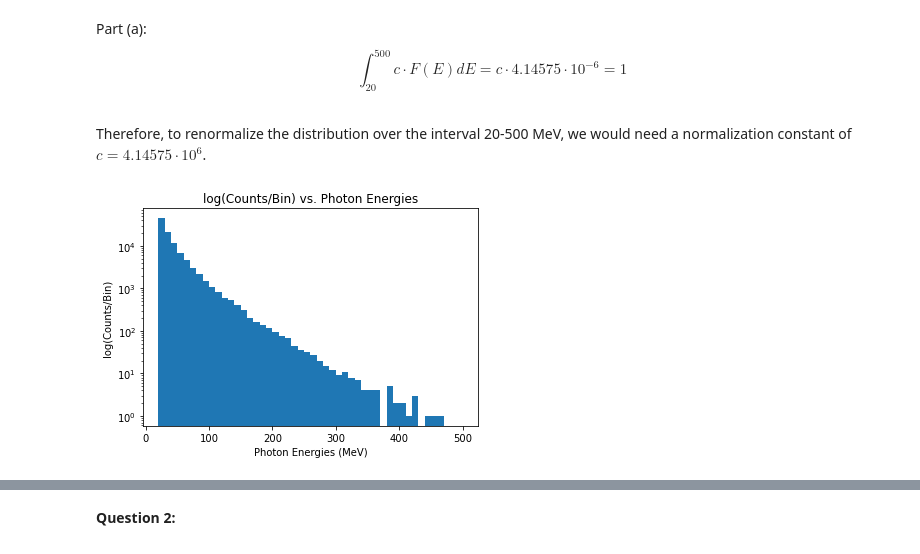
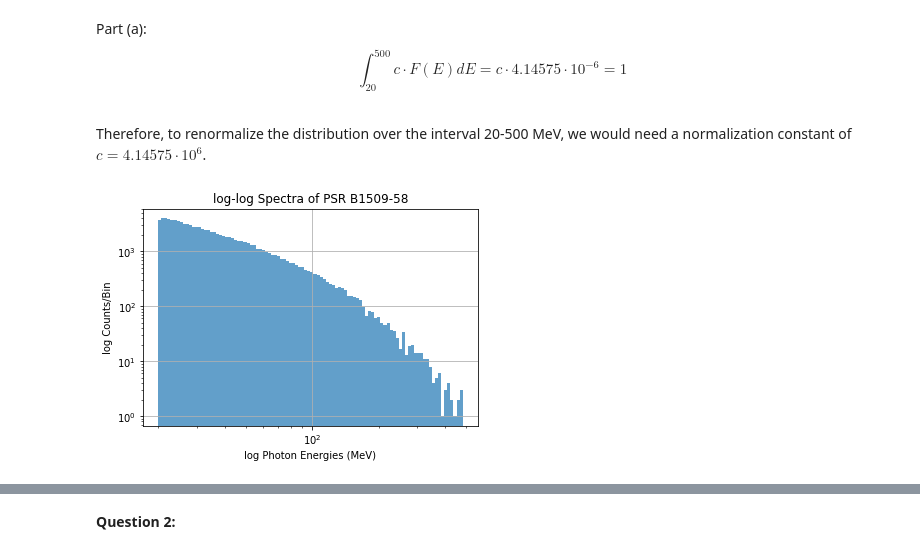
Before and after one commit to JSheare/Computational-Physics, a Jupyter notebook: Exercise Set 4.ipynb, the cells around one changed output, grey strips where cells are left out. Cells and saved outputs as stored; diff of their text form; code cells hidden in the pictures.

```diff
--- a/Exercise Set 4.ipynb
+++ b/Exercise Set 4.ipynb
@@ -31,13 +31,16 @@ def make_photons(num_photons):
     return energies
 # %%
 energies = make_photons(100000)
-bin_stepsize = 10
-energy_bins = np.arange(20, 500 + bin_stepsize, bin_stepsize)
-plt.hist(energies, bins=energy_bins, log=True)
-plt.title('log(Counts/Bin) vs. Photon Energies')
-plt.xlabel('Photon Energies (MeV)')
-plt.ylabel('log(Counts/Bin)')
+_, bins0 = np.histogram(energies, bins=100)
+logbins0 = np.logspace(np.log10(bins0[0]),np.log10(bins0[-1]),len(bins0))
+fig0, ax0 = plt.subplots()
+ax0.hist(energies, bins=logbins0, alpha=0.7,label='Photon Energies', zorder=0)
+ax0.set_xscale('log')
+ax0.set_yscale('log')
+plt.title('log-log Spectra of PSR B1509-58')
+plt.xlabel('log Photon Energies (MeV)')
+plt.ylabel('log Counts/Bin')
+plt.grid(zorder=1)
 plt.show()
-# what is a log-log histogram? log bins? Ask about this...
 # %% [output]
-[figure, old version]
+[figure, new version]
```
Also changed, not shown: parts of 11 cells of this notebook.
